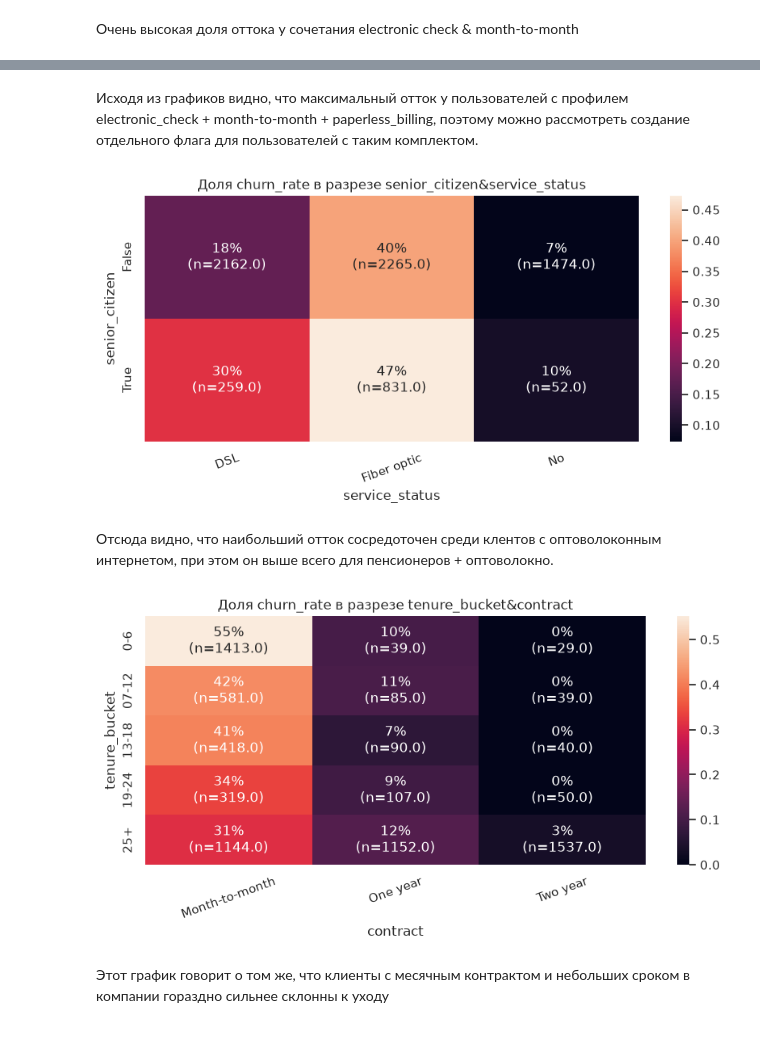
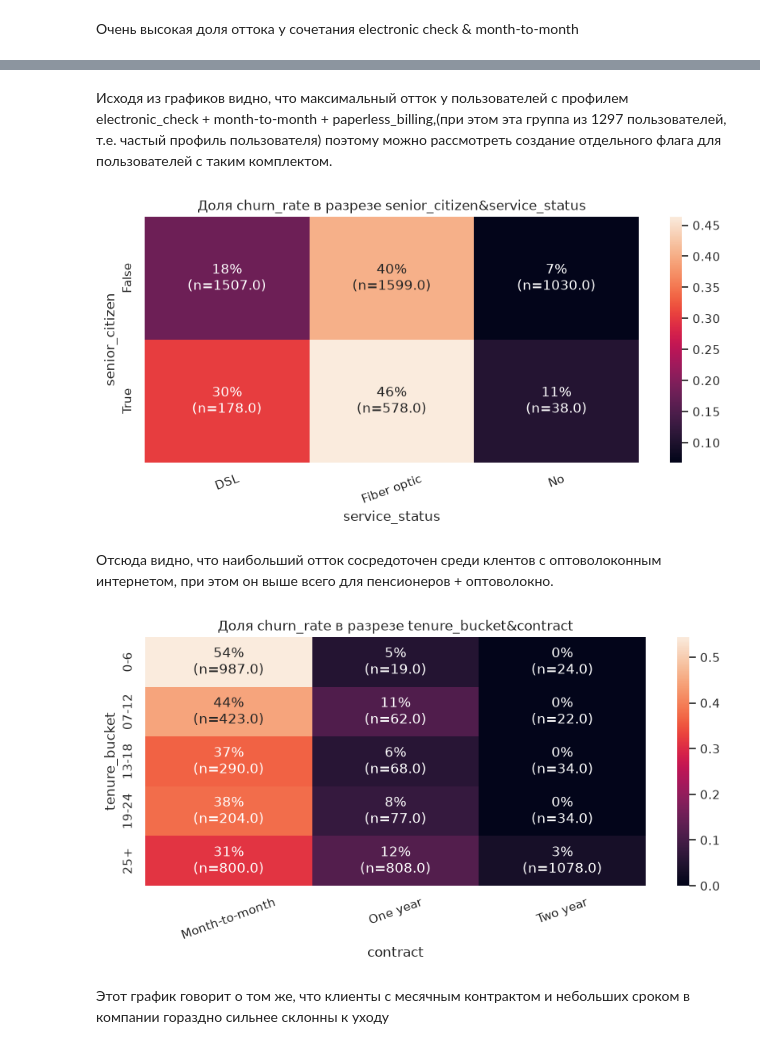
Before and after one commit to rafsimoms/churn-prediction-service, a Jupyter notebook: notebooks/01_eda.ipynb, the cells around one changed output, grey strips where cells are left out. Drawn from its saved outputs; the diff is of its cells as text; code cells hidden in the pictures.

Commit message:
Make train/test split and EDA on train

```diff
--- a/notebooks/01_eda.ipynb
+++ b/notebooks/01_eda.ipynb
@@ -116,6 +137,10 @@ ORDER BY churn_rate DESC;""", engine)
 # %%
-tenure = pd.read_sql("""SELECT c.tenure, AVG(churned::int) as churn_rate, COUNT(*) AS n_customers, COUNT(*)::numeric / (SELECT COUNT(*) FROM contracts) as group_shape
-FROM contracts as c JOIN churn_labels ON c.customer_id = churn_labels.customer_id
+tenure = pd.read_sql("""SELECT c.tenure, AVG(churned::int) as churn_rate, COUNT(*) AS n_customers,
+COUNT(*)::numeric / (SELECT COUNT(*) FROM customers JOIN splits USING(customer_id) WHERE split = 'train') as group_shape
+FROM contracts as c
+    JOIN churn_labels ON c.customer_id = churn_labels.customer_id
+    JOIN splits AS s ON s.customer_id = c.customer_id
+WHERE s.split = 'train'
 GROUP BY c.tenure
 ORDER BY c.tenure ASC;""", engine)
 tenure.head()
@@ -239,7 +294,10 @@ hist_and_box(df=df, col_name='total_charges')
 Отсюда видно, что в основном уходят клиенты с маленким общим счетом, но это скорее всего связано с тем, что уходят клиенты с маленьким tenure, а для маленького времени пользования общий счет за услуги также явно будет небольшим, т.е. стоит подумать об удалении этого признака
 # %%
 df = pd.read_sql("""SELECT co.tenure, ch.monthly_charges, ch.total_charges
-FROM contracts AS co JOIN charges AS ch ON co.customer_id = ch.customer_id""", engine)
+FROM contracts AS co
+    JOIN charges AS ch ON co.customer_id = ch.customer_id
+    JOIN splits AS s ON s.customer_id = co.customer_id
+WHERE s.split = 'train'""", engine)
 f, ax = plt.subplots(nrows=1, ncols=2, figsize=(15, 6))
 sns.heatmap(df.corr(method='spearman'), annot=True, ax=ax[0])
 sns.heatmap(df.corr(method='pearson'), annot=True, ax=ax[1])
@@ -296,30 +365,35 @@ plot_heatmap('contract', 'payment_method', df, 'paperless_billing')
 # %% [markdown]
-Исходя из графиков видно, что максимальный отток у пользователей с профилем electronic_check + month-to-month + paperless_billing, поэтому можно рассмотреть создание отдельного флага для пользователей с таким комплектом.
+Исходя из графиков видно, что максимальный отток у пользователей с профилем electronic_check + month-to-month + paperless_billing,(при этом эта группа из 1297 пользователей, т.е. частый профиль пользователя) поэтому можно рассмотреть создание отдельного флага для пользователей с таким комплектом.
 # %%
 df = pd.read_sql("""SELECT c.senior_citizen, s.service_status, AVG(l.churned::int) AS churn_rate, COUNT(*) AS n
-FROM customers AS c JOIN services AS s on c.customer_id = s.customer_id
-JOIN churn_labels AS l on l.customer_id = c.customer_id
-WHERE s.service_type = 'internet'
+FROM customers AS c
+    JOIN services AS s on c.customer_id = s.customer_id
+    JOIN churn_labels AS l on l.customer_id = c.customer_id
+    JOIN splits AS sp ON sp.customer_id = c.customer_id
+WHERE s.service_type = 'internet' AND sp.split = 'train'
 GROUP BY c.senior_citizen, s.service_status""", engine)
 plot_heatmap('senior_citizen', 'service_status', df, 'churn_rate')
 #pd.pivot_table(data=df, columns='senior_citizen', index='service_status', values='churn_rate')
 # %% [output]
-[figure, old version]
+[figure, new version]
 # %% [markdown]
 Отсюда видно, что наибольший отток сосредоточен среди клентов с оптоволоконным интернетом, при этом он выше всего для пенсионеров + оптоволокно.
 # %%
 df = pd.read_sql("""SELECT CASE
 WHEN tenure <= 6 THEN '0-6'
 WHEN tenure <= 12 THEN '07-12'
 WHEN tenure <= 18 THEN '13-18'
 WHEN tenure <= 24 THEN '19-24'
 ELSE '25+' END AS tenure_bucket,
 co.contract, AVG(l.churned::int) AS churn_rate, COUNT(*) AS n
-FROM contracts AS co JOIN churn_labels AS l ON l.customer_id = co.customer_id
-GROUP BY 1, 2""", engine)
+FROM contracts AS co
+    JOIN churn_labels AS l ON l.customer_id = co.customer_id
+    JOIN splits AS s ON s.customer_id = co.customer_id
+WHERE s.split = 'train'
+GROUP BY 1, 2;""", engine)
 plot_heatmap('tenure_bucket', 'contract', df, 'churn_rate')
 # %% [output]
-[figure, old version]
+[figure, new version]
 # %% [markdown]
 Этот график говорит о том же, что клиенты с месячным контрактом и небольших сроком в компании гораздно сильнее склонны к уходу
 # %%
```
Also changed, not shown: parts of 36 cells of this notebook, 10 other files.
